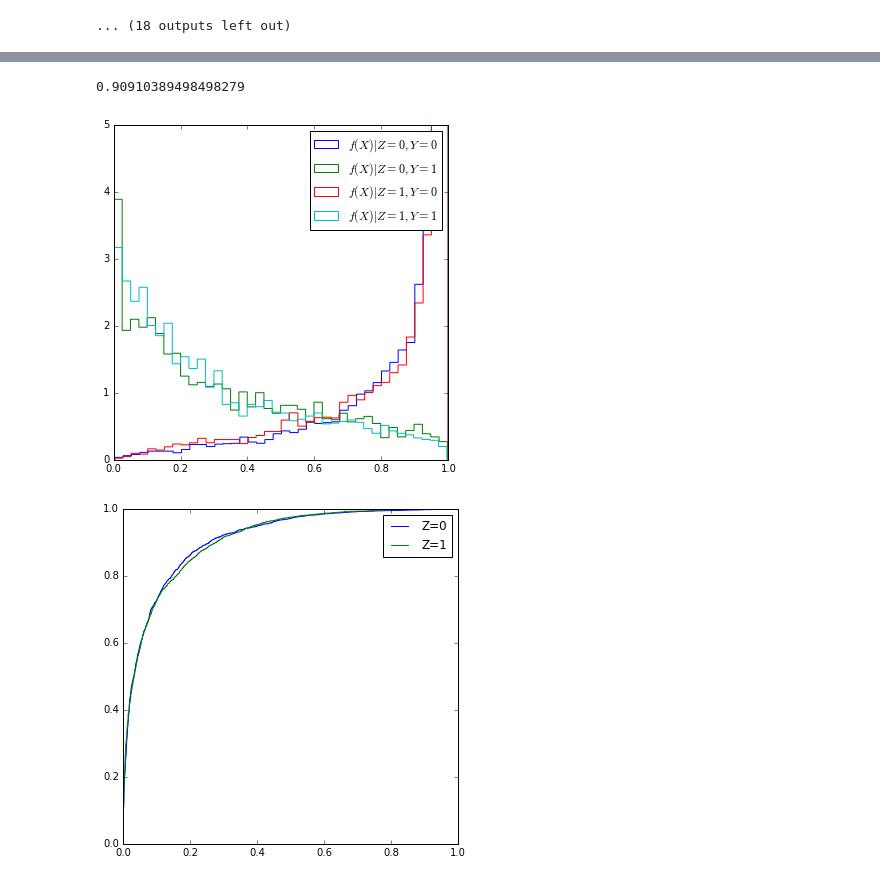
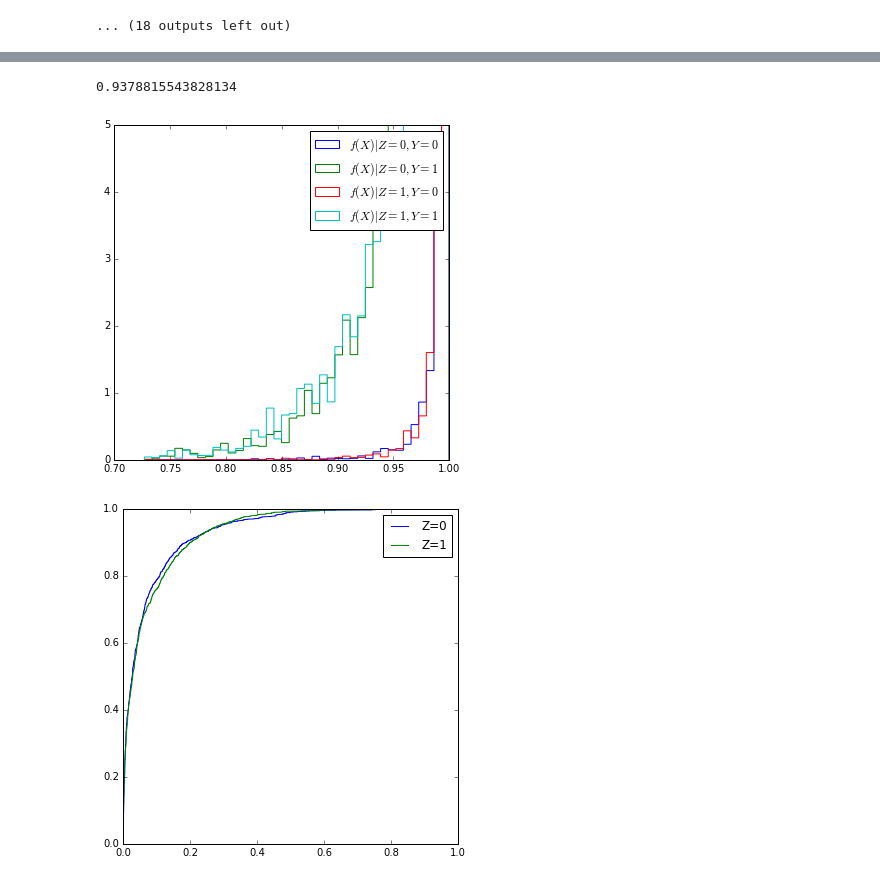
Before and after one commit to glouppe/paper-learning-to-pivot, a Jupyter notebook: code/Higgs.ipynb, the cells around one changed output, grey strips where cells are left out. Saved outputs shown, nothing was run; the diff lists cells and outputs as text; code cells hidden in the pictures.

```diff
--- a/code/Higgs.ipynb
+++ b/code/Higgs.ipynb
@@ -76,6 +71,7 @@ for i in range(X_nom.shape[1]):
 ... (18 outputs left out)
 # %%
 X = np.vstack((X_nom, X_sys))
+w = np.concatenate((w_nom, w_sys))
 y = np.concatenate((y_nom, y_sys))
 z = np.zeros(len(X))
 z[len(X_nom):] = 1
@@ -91,5 +87,5 @@ X = tf.fit_transform(X)
 # %%
 from sklearn.cross_validation import train_test_split
 
-X_train, X_test, y_train, y_test, z_train, z_test = train_test_split(X, y, z, test_size=20000)
+X_train, X_test, y_train, y_test, w_train, w_test, z_train, z_test = train_test_split(X, y, w, z, test_size=20000)
 # %%
@@ -102,14 +98,16 @@ from keras.layers import Input, Dense
 from keras.models import Model
 
 inputs = Input(shape=(X.shape[1],))
-Dx = Dense(48, activation="tanh")(inputs)
-Dx = Dense(48, activation="relu")(Dx)
+Dx = Dense(64, activation="tanh")(inputs)
+Dx = Dense(64, activation="relu")(Dx)
+Dx = Dense(64, activation="relu")(Dx)
 Dx = Dense(1, activation="sigmoid")(Dx)
 D = Model(input=[inputs], output=[Dx])
 
 Rx = D(inputs)
-Rx = Dense(48, activation="relu")(Rx)
-Rx = Dense(48, activation="relu")(Rx)
+Rx = Dense(64, activation="relu")(Rx)
+Rx = Dense(64, activation="relu")(Rx)
+Rx = Dense(64, activation="relu")(Rx)
 Rx = Dense(z.shape[1], activation="softmax")(Rx)
 R = Model(input=[inputs], output=[Rx])
 # %%
@@ -171,6 +169,6 @@ ________________________________________________________________________________
 # Pretraining of D
 D.trainable = True
 R.trainable = False
-D.fit(X_train[z_train[:, 0] == 1], y_train[z_train[:, 0] == 1], nb_epoch=5)
+D.fit(X_train, y_train, nb_epoch=5, sample_weight=w_train)
 # %% [output]
 Epoch 1/5
@@ -186,34 +184,44 @@ Epoch 5/5
 <keras.callbacks.History at 0x...>
 # %%
 from sklearn.metrics import roc_auc_score
-roc_auc_score(y_test, D.predict(X_test))
+roc_auc_score(y_test, D.predict(X_test), sample_weight=w_test)
 # %% [output]
-0.90910389498498279
+0.9378815543828134
 # %%
 X_test_z0 = X_test[z_test[:, 0] == 1]
 y_test_z0 = y_test[z_test[:, 0] == 1]
+w_test_z0 = w_test[z_test[:, 0] == 1]
 X_test_z1 = X_test[z_test[:, 1] == 1]
 y_test_z1 = y_test[z_test[:, 1] == 1]
+w_test_z1 = w_test[z_test[:, 1] == 1]
 
-plt.hist(1. - D.predict(X_test_z0[y_test_z0 == 0]), bins=40, normed=1, histtype="step", label="$f(X)|Z=0,Y=0$")
-plt.hist(1. - D.predict(X_test_z0[y_test_z0 == 1]), bins=40, normed=1, histtype="step", label="$f(X)|Z=0,Y=1$")
-plt.hist(1. - D.predict(X_test_z1[y_test_z1 == 0]), bins=40, normed=1, histtype="step", label="$f(X)|Z=1,Y=0$")
-plt.hist(1. - D.predict(X_test_z1[y_test_z1 == 1]), bins=40, normed=1, histtype="step", label="$f(X)|Z=1,Y=1$")
+_, r, _ = plt.hist(1. - D.predict(X_test_z0[y_test_z0 == 0]),
+         weights=w_test_z0[y_test_z0 == 0],
+         bins=40, normed=1, histtype="step", label="$f(X)|Z=0,Y=0$")
+plt.hist(1. - D.predict(X_test_z0[y_test_z0 == 1]),
+         weights=w_test_z0[y_test_z0 == 1],
+         bins=r, normed=1, histtype="step", label="$f(X)|Z=0,Y=1$")
+plt.hist(1. - D.predict(X_test_z1[y_test_z1 == 0]),
+         weights=w_test_z1[y_test_z1 == 0],
+         bins=r, normed=1, histtype="step", label="$f(X)|Z=1,Y=0$")
+plt.hist(1. - D.predict(X_test_z1[y_test_z1 == 1]),
+         weights=w_test_z1[y_test_z1 == 1],
+         bins=r, normed=1, histtype="step", label="$f(X)|Z=1,Y=1$")
 plt.legend(loc="best")
 plt.ylim(0, 5.)
 plt.show()
 # %% [output]
-[figure, old version]
+[figure, new version]
 # %%
 from sklearn.metrics import roc_curve
-fpr, tpr, _ = roc_curve(y_test_z0, D.predict(X_test_z0))
+fpr, tpr, _ = roc_curve(y_test_z0, D.predict(X_test_z0), sample_weight=w_test_z0)
 plt.plot(fpr, tpr, label="Z=0")
-fpr, tpr, _ = roc_curve(y_test_z1, D.predict(X_test_z1))
+fpr, tpr, _ = roc_curve(y_test_z1, D.predict(X_test_z1), sample_weight=w_test_z1)
 plt.plot(fpr, tpr, label="Z=1")
 plt.legend()
 plt.show()
 # %% [output]
-[figure, old version]
+[figure, new version]
 # %%
 # Pretraining of R
 D.trainable = False
```
Also changed, not shown: parts of 10 cells of this notebook.
